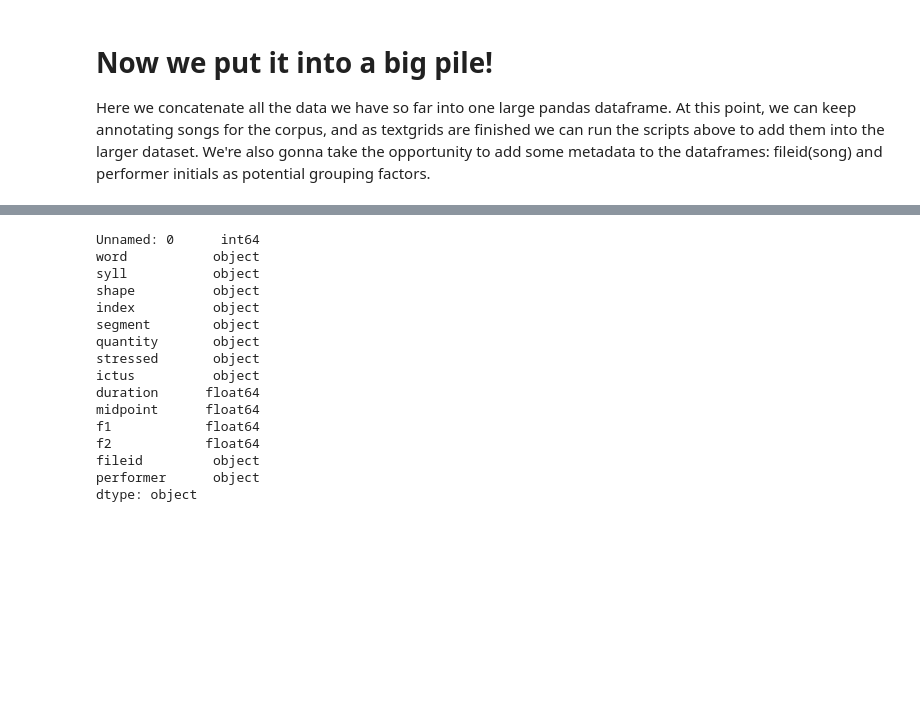
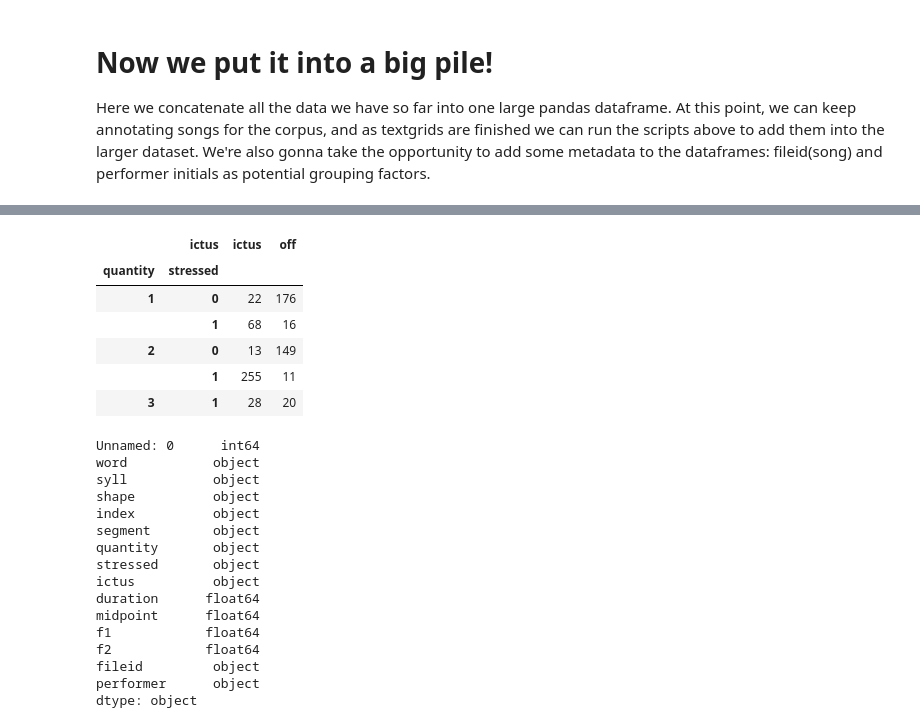
Before and after one commit to sally-ran-some/eesti_regilaul, a Jupyter notebook: preprocess_jupyter/build_songcorpus.ipynb, the cells around one changed output, grey strips where cells are left out. Drawn from its saved outputs; the diff is of its cells as text; code cells hidden in the pictures; blank space fills up the shorter version.

```diff
--- a/preprocess_jupyter/build_songcorpus.ipynb
+++ b/preprocess_jupyter/build_songcorpus.ipynb
@@ -309,3 +309,14 @@ array(['CVVC', 'CVCC', 'CV', 'CVCː', 'CVV', 'CVC', 'CVCːC', 'VCCC', 'V',
+# %%
+stress_ct = pd.crosstab([big_frame.quantity, big_frame.stressed],big_frame.ictus)
+stress_ct
+# %% [output]
+|  | ictus | ictus | off |
+| quantity | stressed |  |  |
+| 1 | 0 | 22 | 176 |
+|  | 1 | 68 | 16 |
+| 2 | 0 | 13 | 149 |
+|  | 1 | 255 | 11 |
+| 3 | 1 | 28 | 20 |
 # %%
 big_frame['index'] = big_frame['index'].astype(object)
 big_frame['quantity'] = big_frame['quantity'].astype(object)
```
Also changed, not shown: parts of 6 cells of this notebook, 8 other files.
